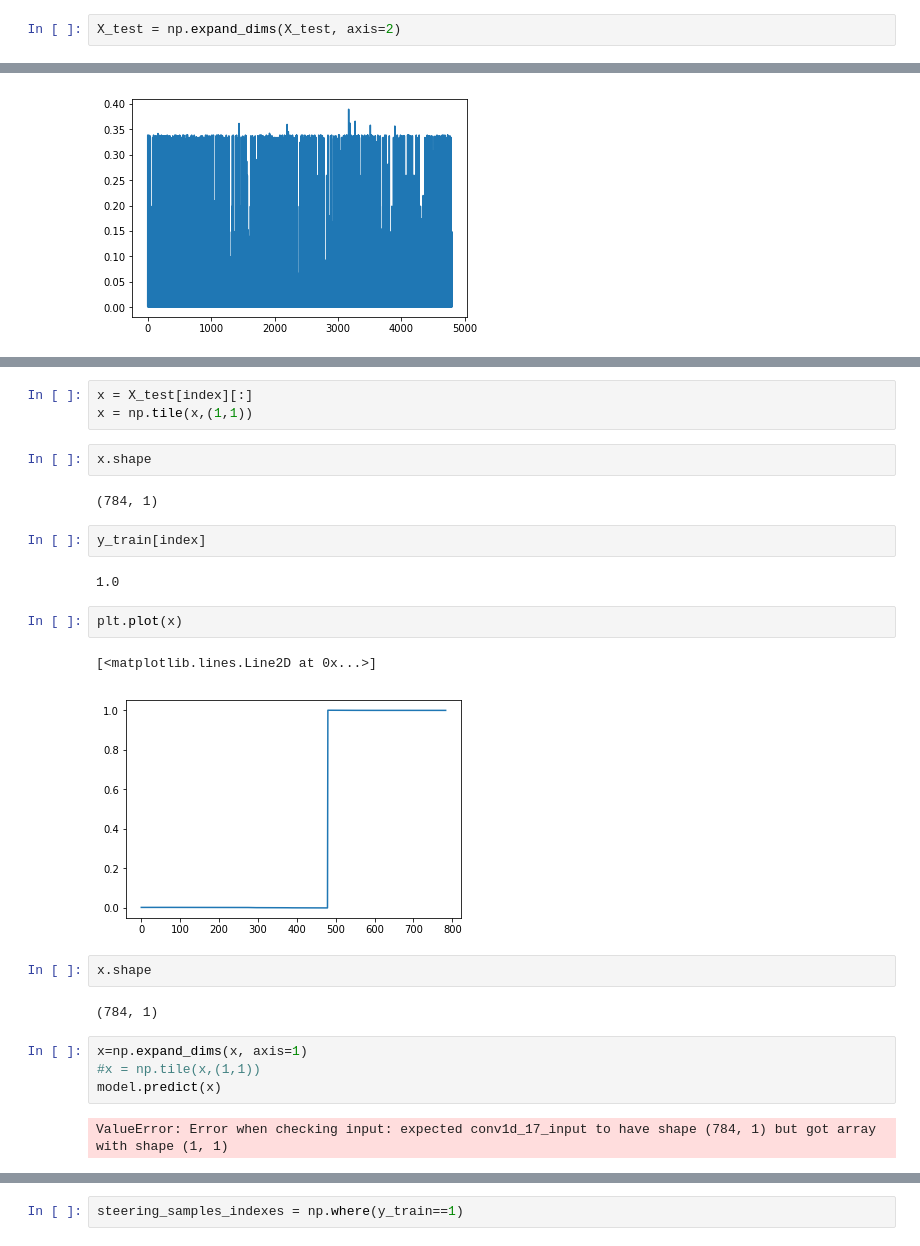
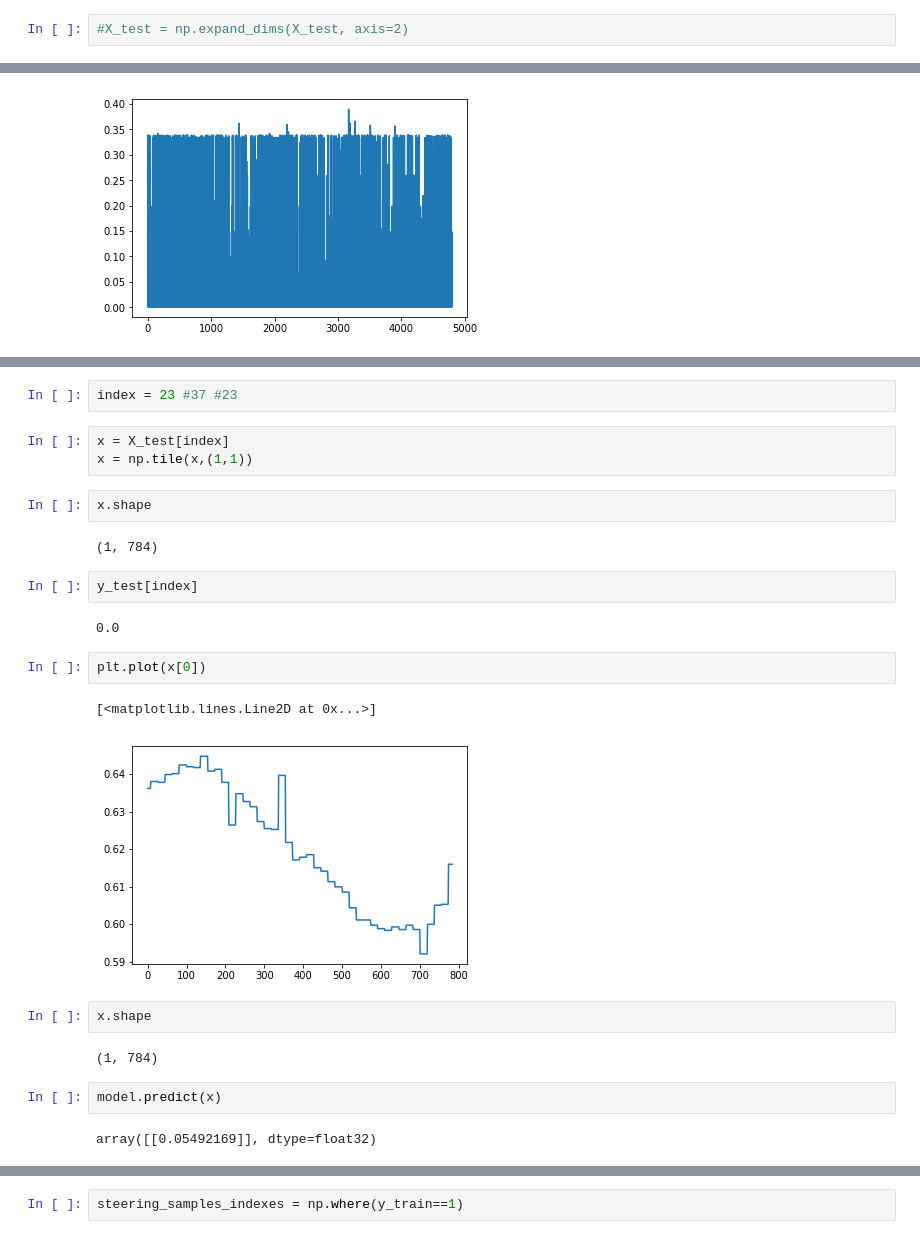
Before and after one commit to josealb/auto_can_re, a Jupyter notebook: can_learn.ipynb, the cells around one changed output, grey strips where cells are left out. Saved outputs shown, nothing was run; the diff lists cells and outputs as text.

Commit message:
fix: revert to dense model for demo

```diff
--- a/can_learn.ipynb
+++ b/can_learn.ipynb
@@ -135,5 +135,5 @@ X_train = np.expand_dims(X_train, axis=2)
 # %%
-X_test = np.expand_dims(X_test, axis=2)
+#X_test = np.expand_dims(X_test, axis=2)
 # %%
 from tensorflow.keras.models import Sequential
 from tensorflow.keras.layers import Dense, Activation, Conv1D, Conv2D, Flatten
@@ -292,26 +307,26 @@ index = 2
+# %%
+index = 23 #37 #23
 # %%
-x = X_test[index][:]
+x = X_test[index]
 x = np.tile(x,(1,1))
 # %%
 x.shape
 # %% [output]
-(784, 1)
+(1, 784)
 # %%
-y_train[index]
+y_test[index]
 # %% [output]
-1.0
+0.0
 # %%
-plt.plot(x)
+plt.plot(x[0])
 # %% [output]
 [<matplotlib.lines.Line2D at 0x...>]
-[figure, old version]
+[figure, new version]
 # %%
 x.shape
 # %% [output]
-(784, 1)
+(1, 784)
-# %%
-x=np.expand_dims(x, axis=1)
-#x = np.tile(x,(1,1))
-model.predict(x)
-# %% [output]
-ValueError: Error when checking input: expected conv1d_17_input to have shape (784, 1) but got array with shape (1, 1)
+# %%
+model.predict(x)
+# %% [output]
+array([[0.05492169]], dtype=float32)
```
Also changed, not shown: parts of 10 cells of this notebook.
